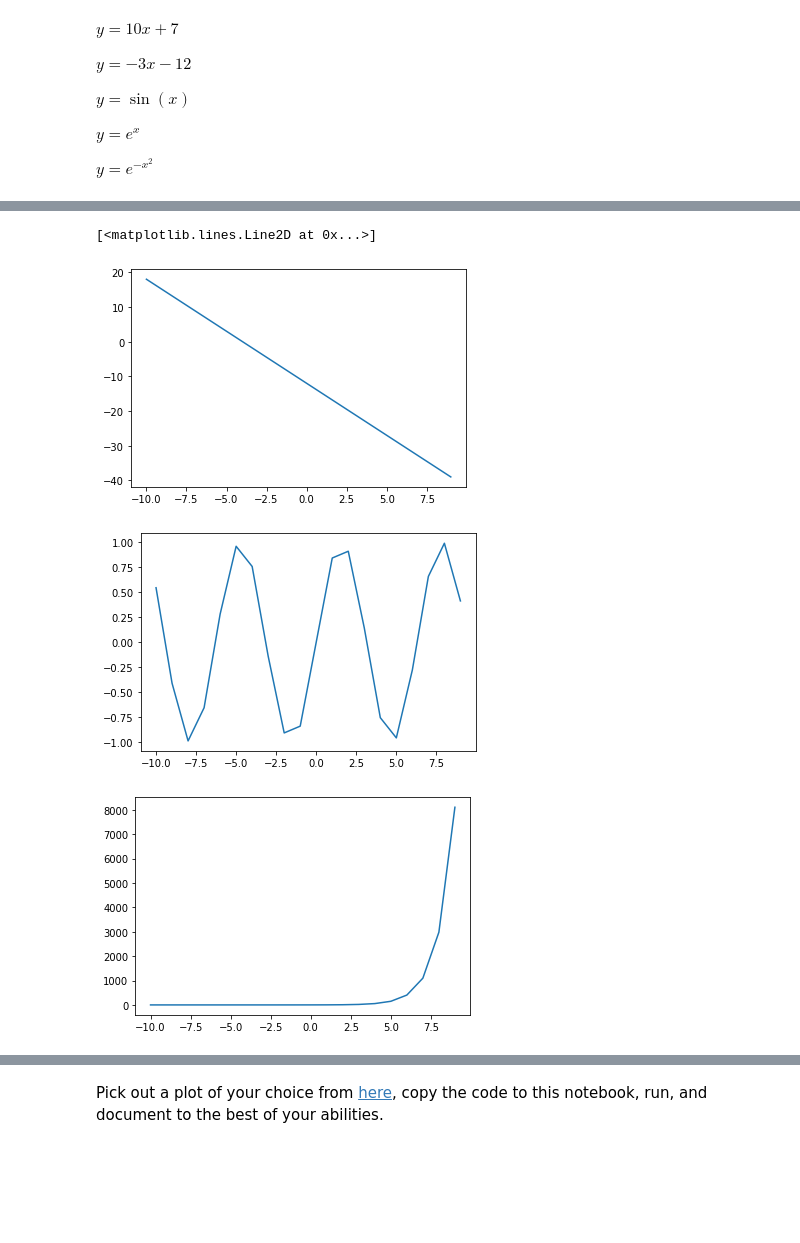
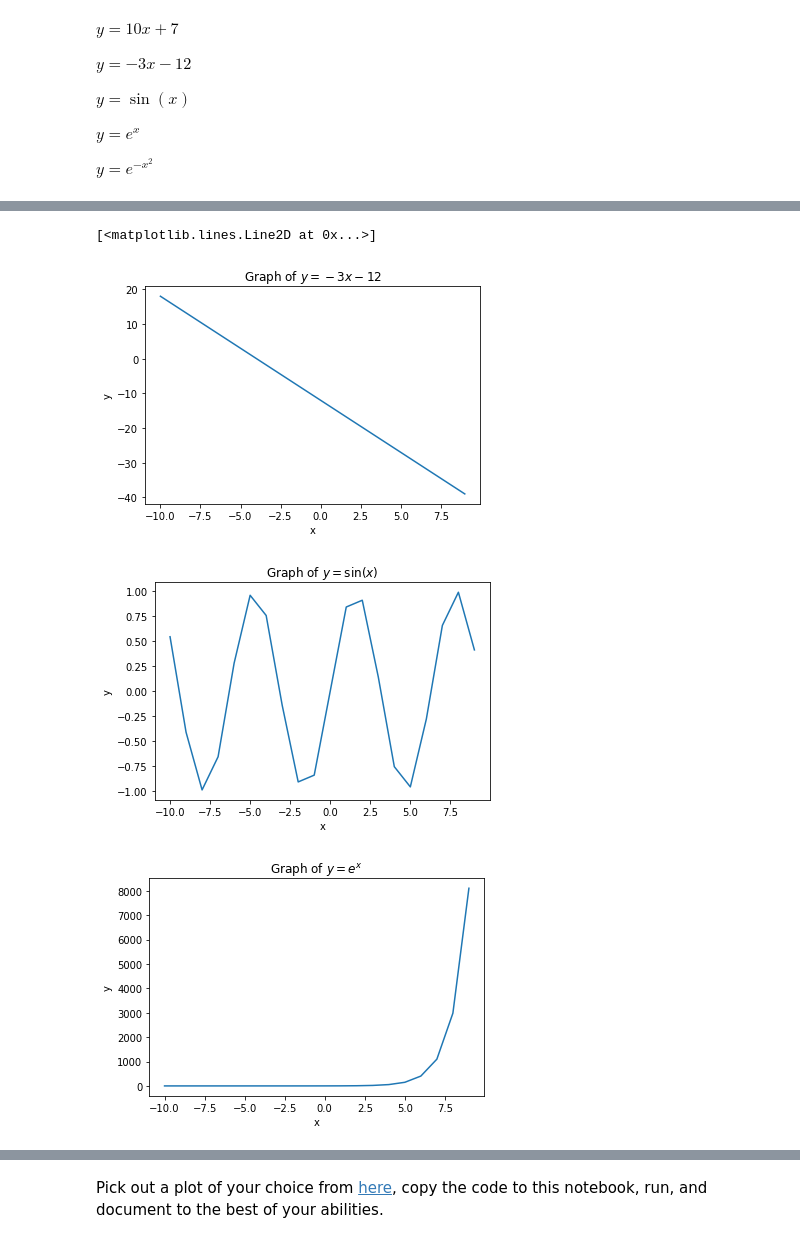
Before and after one commit to maefl0wer/Statistics2022, a Jupyter notebook: MaeBloom_lab1.ipynb, the cells around one changed output, grey strips where cells are left out. Cells and saved outputs as stored; diff of their text form; code cells hidden in the pictures; blank space fills up the shorter version.

```diff
--- a/MaeBloom_lab1.ipynb
+++ b/MaeBloom_lab1.ipynb
@@ -471,16 +541,20 @@ plt.plot(x,y)
 # %%
 # y=−3x−12
 import matplotlib.pyplot as plt
 import numpy as np
 
 x = np.arange(-10, 10)
 
 y = -3 * x - 12
 
+plt.title("Graph of $y = -3x-12$");
+plt.xlabel("x");
+plt.ylabel("y");
+
 plt.plot(x,y)
 # %% [output]
 [<matplotlib.lines.Line2D at 0x...>]
-[figure, old version]
+[figure, new version]
 # %%
 # y=sin(x)
 import matplotlib.pyplot as plt
@@ -492,9 +566,13 @@ y = np.sin(x)
 
 plt.plot(x,y)
 
+plt.title("Graph of $y=\sin(x)$");
+plt.xlabel("x");
+plt.ylabel("y");
+
 plt.show()
 # %% [output]
-[figure, old version]
+[figure, new version]
 # %%
 #y=e^x
 
@@ -507,9 +585,13 @@ y = np.exp(x)
 
 plt.plot(x,y)
 
+plt.title("Graph of $y=e^x$");
+plt.xlabel("x");
+plt.ylabel("y");
+
 plt.show()
 # %% [output]
-[figure, old version]
+[figure, new version]
 # %%
 # y=e^−x^^2
 import matplotlib.pyplot as plt
```
Also changed, not shown: parts of 9 cells of this notebook.
